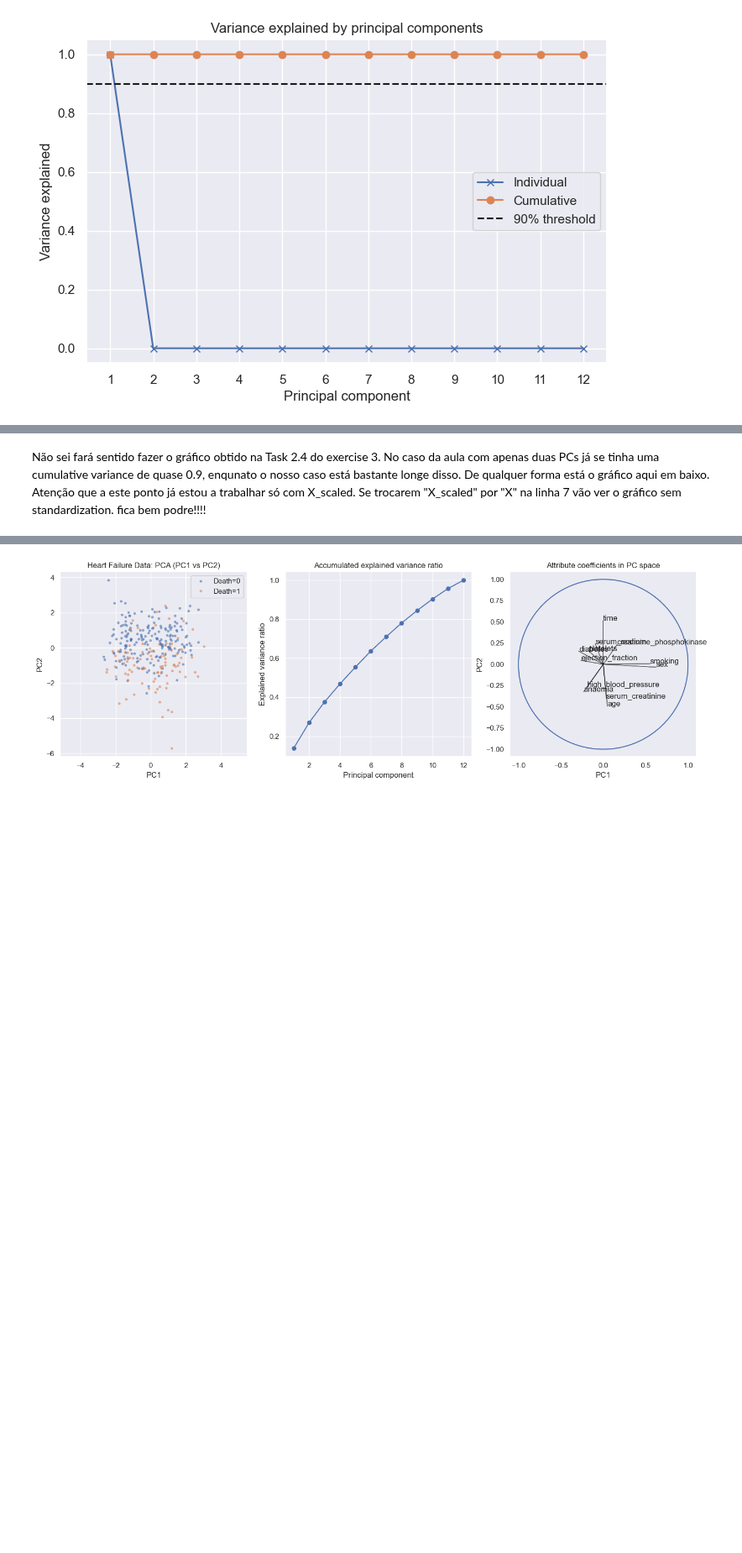
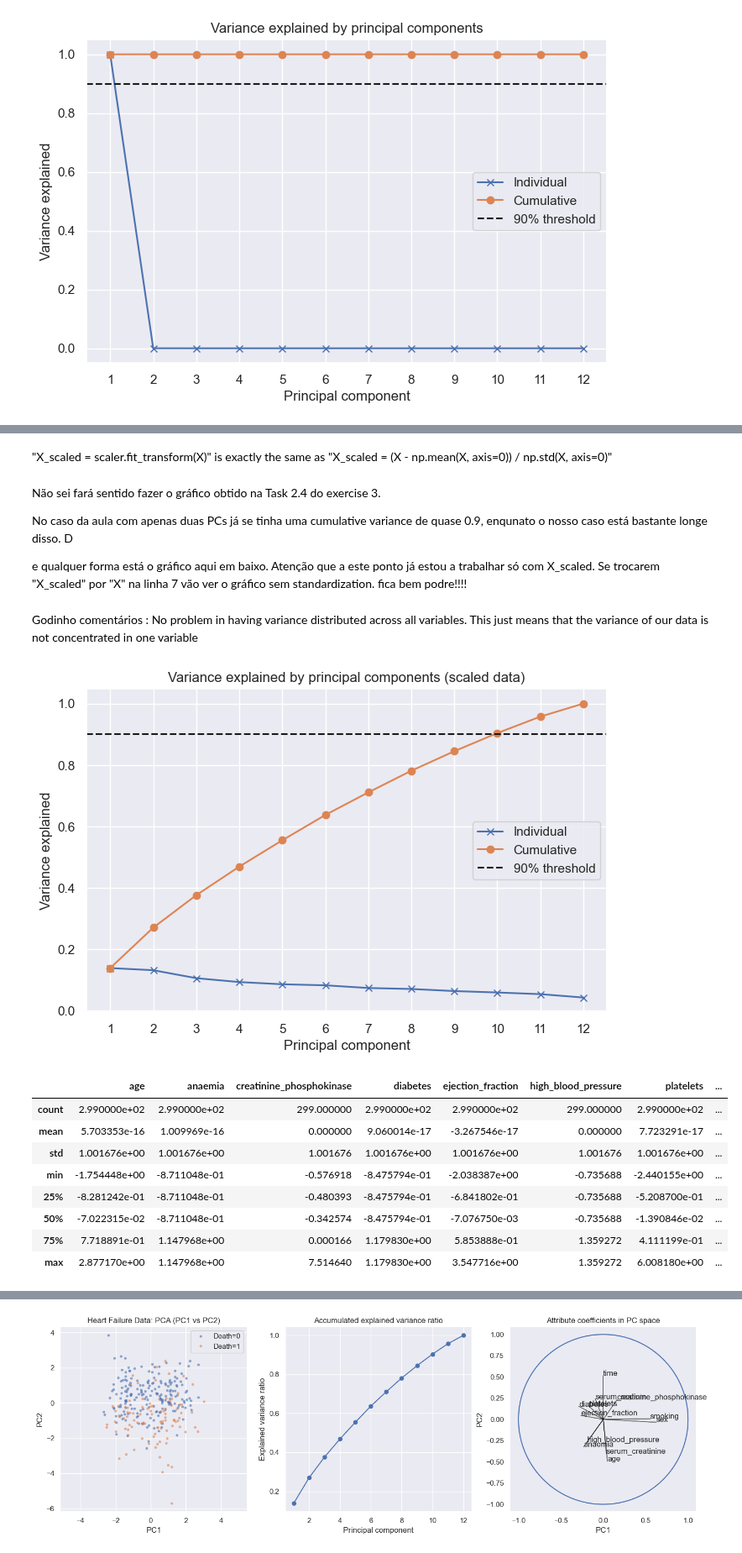
Before and after one commit to andregodinhodtu/02452---Machine-Learning---Project, a Jupyter notebook: code/notebooks/section3_pca.ipynb, the cells around one changed output, grey strips where cells are left out. Shown at 84% size. Cells and saved outputs as stored; diff of their text form; code cells hidden in the pictures; blank space fills up the shorter version.

```diff
--- a/code/notebooks/section3_pca.ipynb
+++ b/code/notebooks/section3_pca.ipynb
@@ -128,2 +149,53 @@ plt.show()
+# %% [markdown]
+"X_scaled = scaler.fit_transform(X)" is exactly the same as "X_scaled = (X - np.mean(X, axis=0)) / np.std(X, axis=0)"
 # %% [markdown]
-Não sei fará sentido fazer o gráfico obtido na Task 2.4 do exercise 3. No caso da aula com apenas duas PCs já se tinha uma cumulative variance de quase 0.9, enqunato o nosso caso está bastante longe disso. De qualquer forma está o gráfico aqui em baixo. Atenção que a este ponto já estou a trabalhar só com X_scaled. Se trocarem "X_scaled" por "X" na linha 7 vão ver o gráfico sem standardization. fica bem podre!!!!
+Não sei fará sentido fazer o gráfico obtido na Task 2.4 do exercise 3.
+
+No caso da aula com apenas duas PCs já se tinha uma cumulative variance de quase 0.9, enqunato o nosso caso está bastante longe disso. D
+
+e qualquer forma está o gráfico aqui em baixo. Atenção que a este ponto já estou a trabalhar só com X_scaled. Se trocarem "X_scaled" por "X" na linha 7 vão ver o gráfico sem standardization. fica bem podre!!!!
+# %% [markdown]
+Godinho comentários : No problem in having variance distributed across all variables. This just means that the variance of our data is not concentrated in one variable
+# %%
+# Standardization
+scaler = StandardScaler()
+# Fit and transform, then convert back to DataFrame
+X_scaled = pd.DataFrame(
+    scaler.fit_transform(X),  # NumPy array
+    columns=X.columns,        # keep original column names
+    index=X.index             # keep original row index
+)
+
+# PCA applied to standardized data
+pca = PCA()
+pca.fit(X_scaled)
+
+# Compute fraction of variance explained
+rho = pca.explained_variance_ratio_
+
+# Plot
+threshold = 0.9
+plt.figure(figsize=(8,5))
+plt.plot(range(1, len(rho)+1), rho, "x-", label="Individual")
+plt.plot(range(1, len(rho)+1), np.cumsum(rho), "o-", label="Cumulative")
+plt.axhline(y=threshold, color="k", linestyle="--", label="90% threshold")
+plt.title("Variance explained by principal components (scaled data)")
+plt.xlabel("Principal component")
+plt.ylabel("Variance explained")
+plt.xticks(range(1, len(rho)+1))
+plt.legend()
+plt.grid(True)
+plt.show()
+
+X_scaled.describe()
+# %% [output]
+[figure]
+|  | age | anaemia | creatinine_phosphokinase | diabetes | ejection_fraction | high_blood_pressure | platelets | ... |
+| count | 2.990000e+02 | 2.990000e+02 | 299.000000 | 2.990000e+02 | 2.990000e+02 | 299.000000 | 2.990000e+02 | ... |
+| mean | 5.703353e-16 | 1.009969e-16 | 0.000000 | 9.060014e-17 | -3.267546e-17 | 0.000000 | 7.723291e-17 | ... |
+| std | 1.001676e+00 | 1.001676e+00 | 1.001676 | 1.001676e+00 | 1.001676e+00 | 1.001676 | 1.001676e+00 | ... |
+| min | -1.754448e+00 | -8.711048e-01 | -0.576918 | -8.475794e-01 | -2.038387e+00 | -0.735688 | -2.440155e+00 | ... |
+| 25% | -8.281242e-01 | -8.711048e-01 | -0.480393 | -8.475794e-01 | -6.841802e-01 | -0.735688 | -5.208700e-01 | ... |
+| 50% | -7.022315e-02 | -8.711048e-01 | -0.342574 | -8.475794e-01 | -7.076750e-03 | -0.735688 | -1.390846e-02 | ... |
+| 75% | 7.718891e-01 | 1.147968e+00 | 0.000166 | 1.179830e+00 | 5.853888e-01 | 1.359272 | 4.111199e-01 | ... |
+| max | 2.877170e+00 | 1.147968e+00 | 7.514640 | 1.179830e+00 | 3.547716e+00 | 1.359272 | 6.008180e+00 | ... |
```
Also changed, not shown: parts of 19 cells of this notebook.
